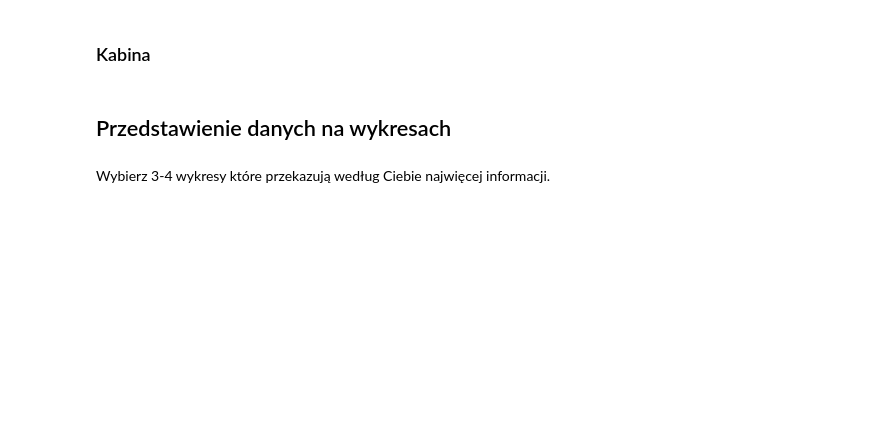
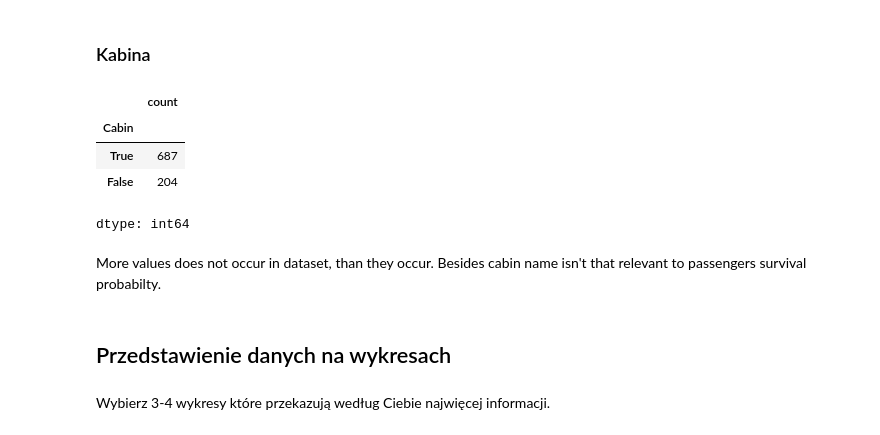
Before and after one commit to Zajecia-na-PWr-LR/lista-2-wiktoriamalinowska, a Jupyter notebook: UczenieMaszynowe_25_26_Lista2.ipynb, the cells around one changed output. Drawn from its saved outputs; the diff is of its cells as text; code cells hidden in the pictures; blank space fills up the shorter version.

```diff
--- a/UczenieMaszynowe_25_26_Lista2.ipynb
+++ b/UczenieMaszynowe_25_26_Lista2.ipynb
@@ -194,3 +179,12 @@ assert titanic['Embarked'].isnull().values.any() == False, "Kolumna 'zaokrętowa
 ### Kabina
 # %%
 # MIEJSCE NA TWÓJ KOD
+titanic.Cabin.isnull().value_counts()
+# %% [output]
+|  | count |
+| Cabin |  |
+| True | 687 |
+| False | 204 |
+dtype: int64
+# %% [markdown]
+More values does not occur in dataset, than they occur. Besides cabin name isn't that relevant to passengers survival probabilty.
```
Also changed, not shown: parts of 9 cells of this notebook.
